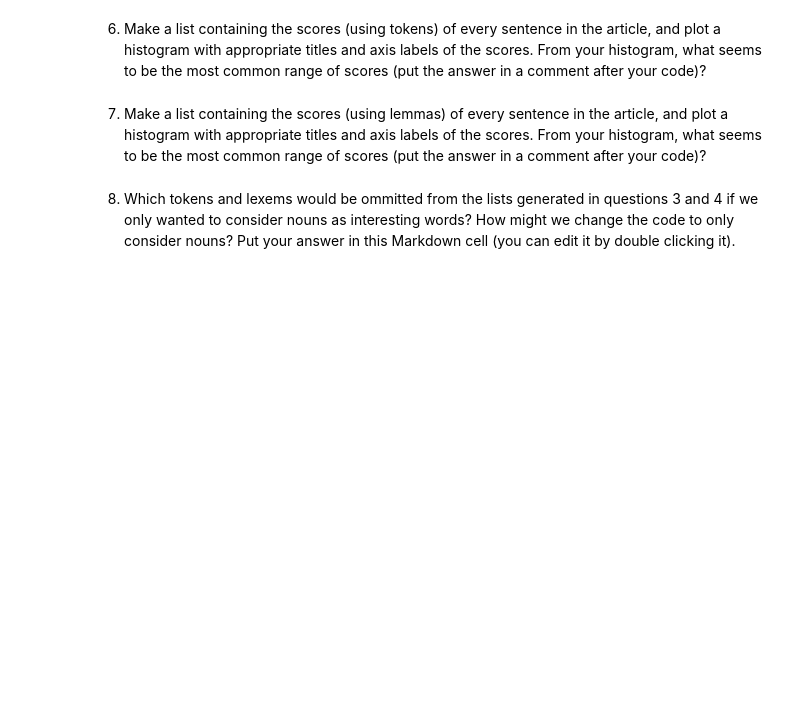
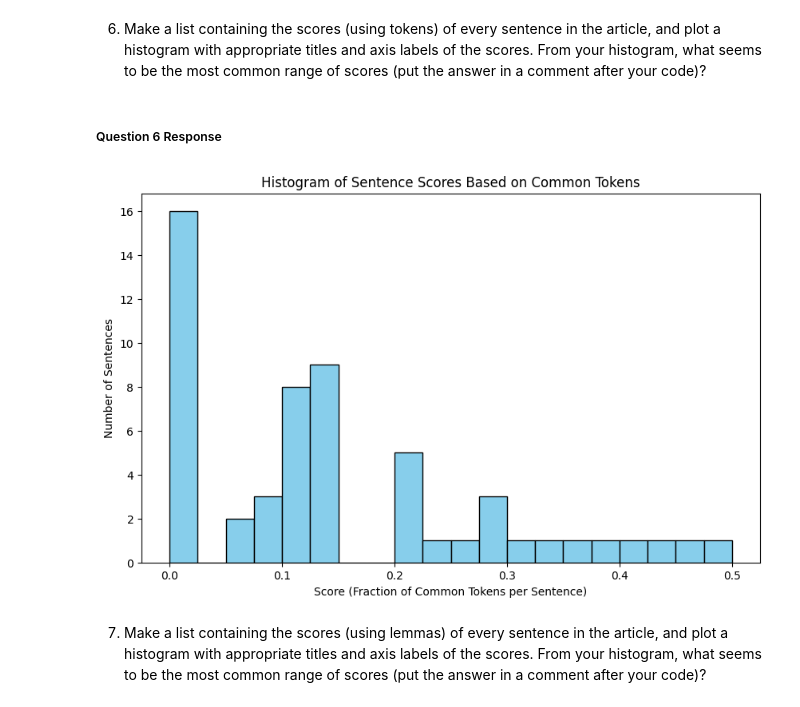
Before and after one commit to tfmontague/web-scraping, a Jupyter notebook: web-scraping.ipynb, the cells around one changed output. Saved outputs shown, nothing was run; the diff lists cells and outputs as text; code cells hidden in the pictures; blank space fills up the shorter version.

```diff
--- a/web-scraping.ipynb
+++ b/web-scraping.ipynb
@@ -177,6 +241,53 @@ You may find some of the code from the in class notes useful; feel free to use m
 # %% [markdown]
 6. Make a list containing the scores (using tokens) of every sentence in the article, and plot a histogram with appropriate titles and axis labels of the scores. From your histogram, what seems to be the most common range of scores (put the answer in a comment after your code)?
+# %% [markdown]
+##### Question 6 Response
+# %%
+import pickle
+from bs4 import BeautifulSoup
+import spacy
+import matplotlib.pyplot as plt
+
+# Load the spaCy English model
+nlp = spacy.load("en_core_web_sm")
+
+# Define the token scoring function
+def score_sentence_by_token(sentence, interesting_tokens):
+    doc = nlp(sentence)
+    tokens = [token.text.lower() for token in doc if not token.is_punct and not token.is_stop and not token.is_space]
+    score = sum(token in interesting_tokens for token in tokens) / len(tokens) if tokens else 0
+    return score
+
+# The path to your .pkl file
+file_path = r'C:\Users\topaz\Documents\webmining-npl\web-scraping\data\article_content.pkl'
+
+# Load and parse the article's HTML content
+with open(file_path, 'rb') as file:
+    article_html = pickle.load(file)
+
+soup = BeautifulSoup(article_html, 'html.parser')
+article_text = soup.get_text()
+
+# Process the article text with spaCy
+doc = nlp(article_text)
+
+# Lists of most common tokens (use your actual data)
+most_common_tokens = ['laser', 'headlights', 'headlight', 'technology', 'led']
+
+# Score each sentence using tokens
+sentence_scores = [score_sentence_by_token(sentence.text, most_common_tokens) for sentence in doc.sents]
+
+# Plotting the histogram of sentence scores
+plt.figure(figsize=(10, 6))
+plt.hist(sentence_scores, bins=20, color='skyblue', edgecolor='black')
+plt.title('Histogram of Sentence Scores Based on Common Tokens')
+plt.xlabel('Score (Fraction of Common Tokens per Sentence)')
+plt.ylabel('Number of Sentences')
+plt.show()
+
+# The histogram shows that the most common range of scores for sentences based on common tokens is between 0.0 and 0.1.
+# This indicates that the majority of sentences contain a relatively low proportion of the common tokens identified in the analysis
+# %% [output]
+[figure, added]
 # %% [markdown]
 7. Make a list containing the scores (using lemmas) of every sentence in the article, and plot a histogram with appropriate titles and axis labels of the scores.  From your histogram, what seems to be the most common range of scores (put the answer in a comment after your code)?
-# %% [markdown]
-8. Which tokens and lexems would be ommitted from the lists generated in questions 3 and 4 if we only wanted to consider nouns as interesting words?  How might we change the code to only consider nouns? Put your answer in this Markdown cell (you can edit it by double clicking it).
```
Also changed, not shown: parts of 10 cells of this notebook, 2 other files.
